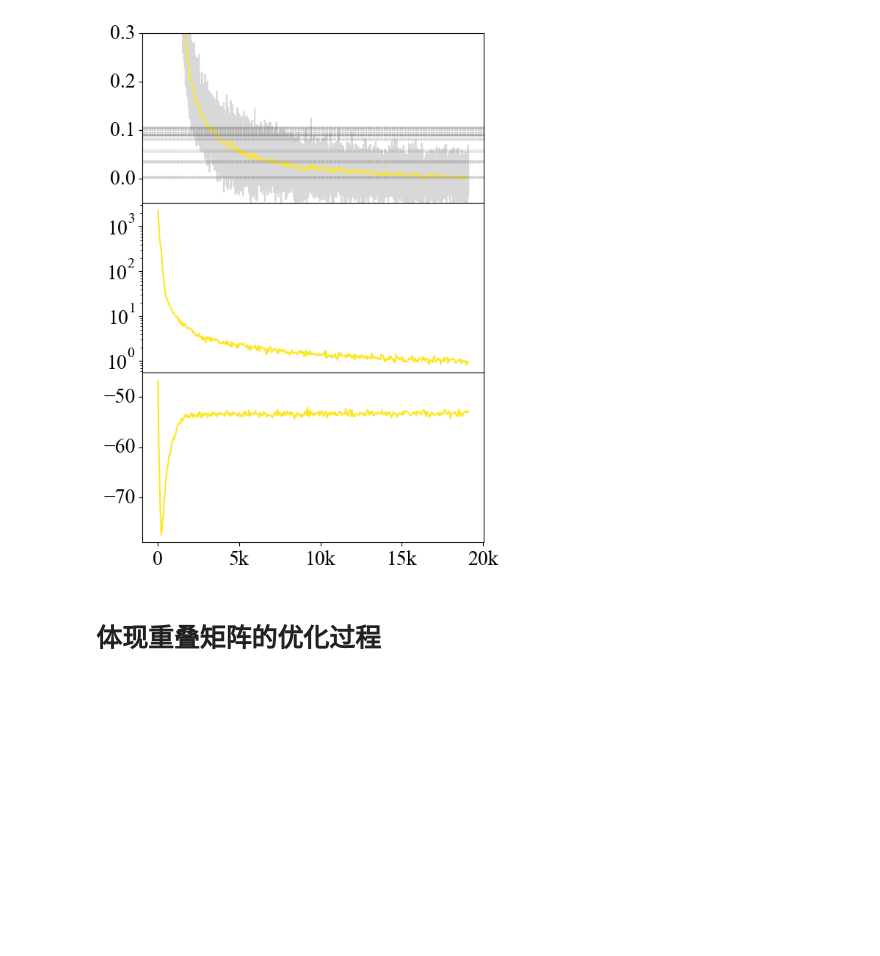
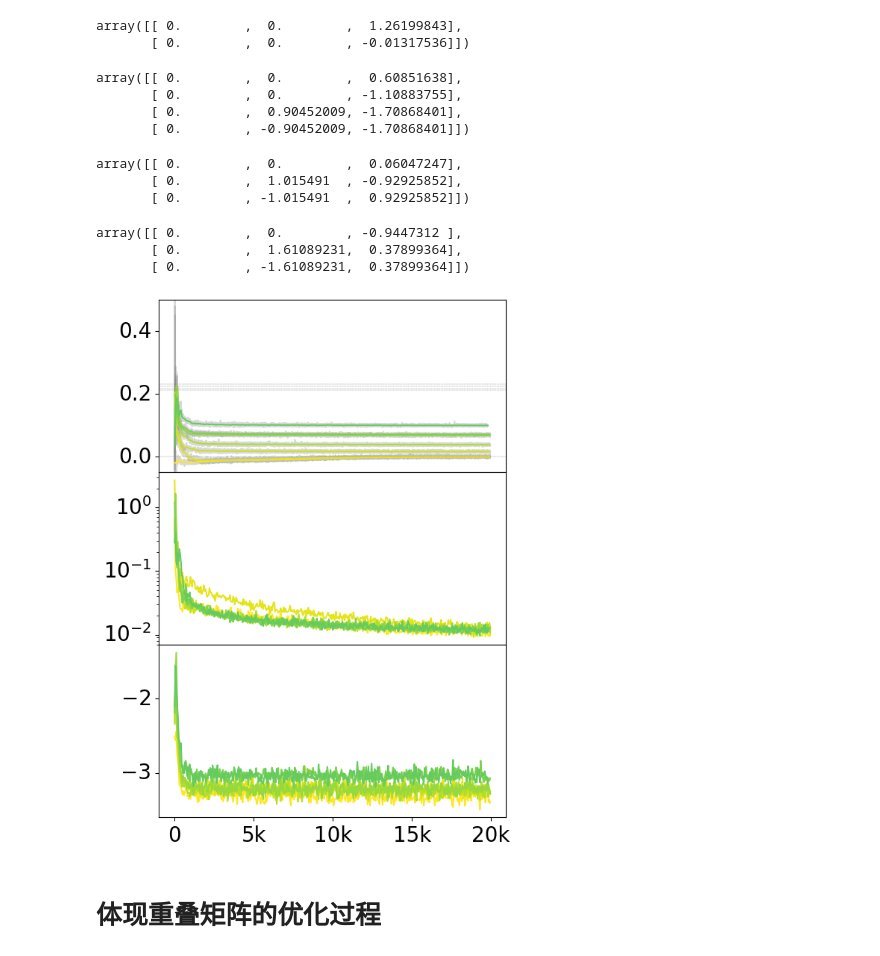
Before and after one commit to KingDamLiu/ferminet-excited, a Jupyter notebook: run/plot_cerve.ipynb, the cells around one changed output. Saved outputs shown, nothing was run; the diff lists cells and outputs as text; code cells hidden in the pictures; blank space fills up the shorter version.

```diff
--- a/run/plot_cerve.ipynb
+++ b/run/plot_cerve.ipynb
@@ -3,16 +3,14 @@ import pandas as pd
 import matplotlib.pyplot as plt
 import matplotlib as mpl
 import os
-
-
 import numpy as np
 import pandas as pd
 import matplotlib.pyplot as plt
 
 sys_names = ['../data/expriment_2_1/O_4_4_ecp','../data/expriment_2_1/O_5_3_ecp']
-sys_names = ['../data/expriment_2_1/Feecp']# ,'../data/expriment_2_1/N_5_2_ecp'
-picture_name = "../picture/Fe_ecp"
-ref_filename = '../data_reference/Fe_0_level.csv'
+sys_names = ['../data/expriment_2_1/C2H4_tau90ecp']   # ,'../data/expriment_2_1/N_5_2_ecp'
+picture_name = "../picture/C2H40_ecp"
+ref_filename = '../data_reference/Ga_0_level.csv'
 ckpt_restore_filenames = []
 for sys_name in sys_names:
     files = os.listdir(sys_name)
@@ -54,6 +52,10 @@ df['Level (Hartree)'][3]
 df['Level (Hartree)'] = df['Level (Hartree)'].str.extract('(\d+.\d+)', expand=False).astype(float)
 baselines = df['Level (Hartree)'].values.tolist()[:40]
 
+# baselines = [0, 0.0928,0.203,0.2079,0.2145,0.225,0.2315,0.2469,0.2469,0.2473,0.2573,0.2639,0.2669,0.2707,0.2718,0.2727,0.2773] # BeH
+baselines = [0, 0.264705882, 0.272426471, 0.327205882, 0.338235294, 0.347794118, 0.355514706] # H2O
+# baselines = [0, 0.232255607,0.312736585,0.312736585,0.343973494,0.363083133,0.363083133,0.37594539,0.382192771,0.396157507,0.415267146,0.418942076,0.423719486,0.424454472,0.44834152,0.452016451,0.455691381,0.455691381,0.459366312,0.459366312,0.459366312] # CO
+baselines = [0, 0.2125, 0.217647059, 0.225, 0.230514706] # H2S
 pd.DataFrame(T, index=[i for i in range(len(T))]).T
 E_vars = pd.DataFrame(Var, index=[i for i in range(len(Var))]).T
 Verlis = pd.DataFrame(Verli, index=[i for i in range(len(Verli))]).T
@@ -65,6 +597,6 @@ Name: 19121, dtype: float64
 # %%
 # 设置全局字体
-plt.rc('font',family='Times New Roman')
+# plt.rc('font',family='Times New Roman')
 # 设置斜体
 # plt.rcParams['font.style'] = 'italic'
 # 设置公式字体
@@ -88,7 +620,7 @@ cmap = mpl.cm.get_cmap('Set3')
 plt.subplot(221)
 plt.plot(Es.loc[::1].rolling(window=1, center=True, min_periods=1).mean(), alpha=0.3, color='gray')
 plt.plot(Es1.loc[::50], alpha=1)
-plt.ylim(-0.05,0.5)
+plt.ylim(-0.05, 0.3)
 plt.ylabel('$Energy (Ha)$')
 # plt.xlabel('Epochs')
 # plt.xscale("log")
@@ -127,7 +659,7 @@ plt.plot(Verlis.loc[::50].rolling(window=1, center=True, min_periods=1).mean(),
 plt.xlabel('$Epochs$')
 plt.ylabel('$V/T$')
 # plt.xscale("log")
-# plt.ylim(-2.2,-1.8)
+plt.ylim(-23,-20)
 plt.text(-0.1, 1.1, '({})'.format(chr(97+3)), transform=plt.gca().transAxes,
         fontsize='large', fontweight='bold', va='top', ha='right')
 # 保存图片
@@ -138,6 +672,31 @@ plt.savefig(picture_name+'_cerve.png', dpi=600, bbox_inches='tight')
+# %%
+lib.param.BOHR*np.array([[0, 0, -0.50365086],[0,  1.81828105, 1.25212288],[0, -1.81828105, 1.25212288]])
+lib.param.BOHR*np.array([[0, 0, 2.38483140],[0,  0, -0.02489783]])
+# %% [output]
+array([[ 0.        ,  0.        ,  1.26199843],
+       [ 0.        ,  0.        , -0.01317536]])
+# %%
+lib.param.BOHR*np.array([[0, 0, 1.14992930],[0,0, -2.09539928],[0,  1.70929524, -3.22894481],[0, -1.70929524, -3.22894481]])
+# %% [output]
+array([[ 0.        ,  0.        ,  0.60851638],
+       [ 0.        ,  0.        , -1.10883755],
+       [ 0.        ,  0.90452009, -1.70868401],
+       [ 0.        , -0.90452009, -1.70868401]])
+# %%
+lib.param.BOHR*np.array([[0, 0, 0.11427641],[0, 1.91899987, -1.75604411],[0, -1.91899987, 1.75604411]])
+# %% [output]
+array([[ 0.        ,  0.        ,  0.06047247],
+       [ 0.        ,  1.015491  , -0.92925852],
+       [ 0.        , -1.015491  ,  0.92925852]])
+# %%
+lib.param.BOHR*np.array([[0, 0, -1.78528322],[0, 3.04414528, 0.71619419],[0, -3.04414528, 0.71619419]])
+# %% [output]
+array([[ 0.        ,  0.        , -0.9447312 ],
+       [ 0.        ,  1.61089231,  0.37899364],
+       [ 0.        , -1.61089231,  0.37899364]])
 # %%
 # 设置全局字体
-plt.rc('font',family='Times New Roman')
+# plt.rc('font',family='Times New Roman')
 # 设置斜体
 # plt.rcParams['font.style'] = 'italic'
 # 设置公式字体
@@ -161,7 +720,7 @@ cmap = mpl.cm.get_cmap('Set3')
 plt.subplot(311)
 plt.plot(Es.loc[::1].rolling(window=1, center=True, min_periods=1).mean(), alpha=0.3, color='gray')
 plt.plot(Es1.loc[::50], alpha=1)
-plt.ylim(-0.05,0.3)
+plt.ylim(-0.05,0.5)
 # plt.ylabel('$Energy (Ha)$')
 # 取消横坐标
 plt.xticks([])
@@ -175,35 +734,35 @@ plt.xticks([])
 for baseline in baselines:
     # 设置灰色虚线,线宽设置为0.1
     plt.axhline(y=baseline, color='gray', linestyle='--', linewidth=0.3)
 
-
+plt.rcParams['axes.prop_cycle'] = plt.cycler(color=plt.get_cmap('viridis_r').colors[::10])
 plt.subplot(312)
 plt.plot(E_vars.loc[::50].rolling(window=1, center=True, min_periods=1).mean(), alpha=1)
 plt.yscale("log")
 plt.xticks([])
 # plt.xlabel('Epochs')
 # plt.ylabel('$\Delta E (Ha)$')
 # plt.text(-0.1, 1.1, '({})'.format(chr(97+1)), transform=plt.gca().transAxes,
 #         fontsize='large', fontweight='bold', va='top', ha='right')
 # plt.axhline(y=0.001, color='gray', linestyle='--')
 
 plt.subplot(313)
 # 按对数显示
 plt.plot(Verlis.loc[::50].rolling(window=1, center=True, min_periods=1).mean(), alpha=1)
 # plt.xlabel('$Epochs$')
 # plt.ylabel('$V/T$')
 plt.xticks([0,5000,10000,15000,20000],['0','5k','10k','15k','20k'])
 # plt.xscale("log")
 # plt.ylim(-2.2,-1.8)
 # plt.text(-0.1, 1.1, '({})'.format(chr(97+3)), transform=plt.gca().transAxes,
 #         fontsize='large', fontweight='bold', va='top', ha='right')
 # 保存图片
 plt.savefig(picture_name+'_cerve.png', dpi=600, bbox_inches='tight')
 # plt.show()
 # 设置子图间距
 plt.subplots_adjust(wspace=0.3, hspace=0)
 # %% [output]
-[figure, old version]
+[figure, new version]
 # %% [markdown]
 # 体现重叠矩阵的优化过程
 # %%
```
Also changed, not shown: parts of 38 cells of this notebook, 33 other files.
